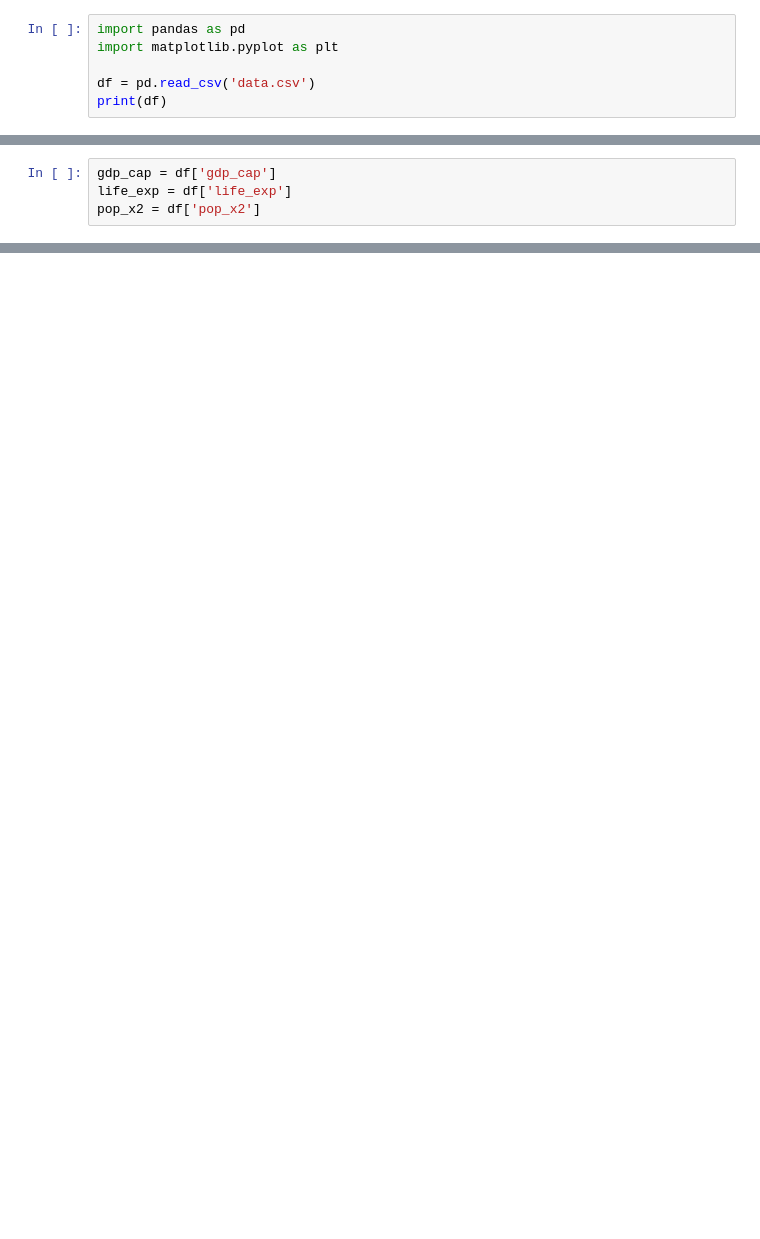
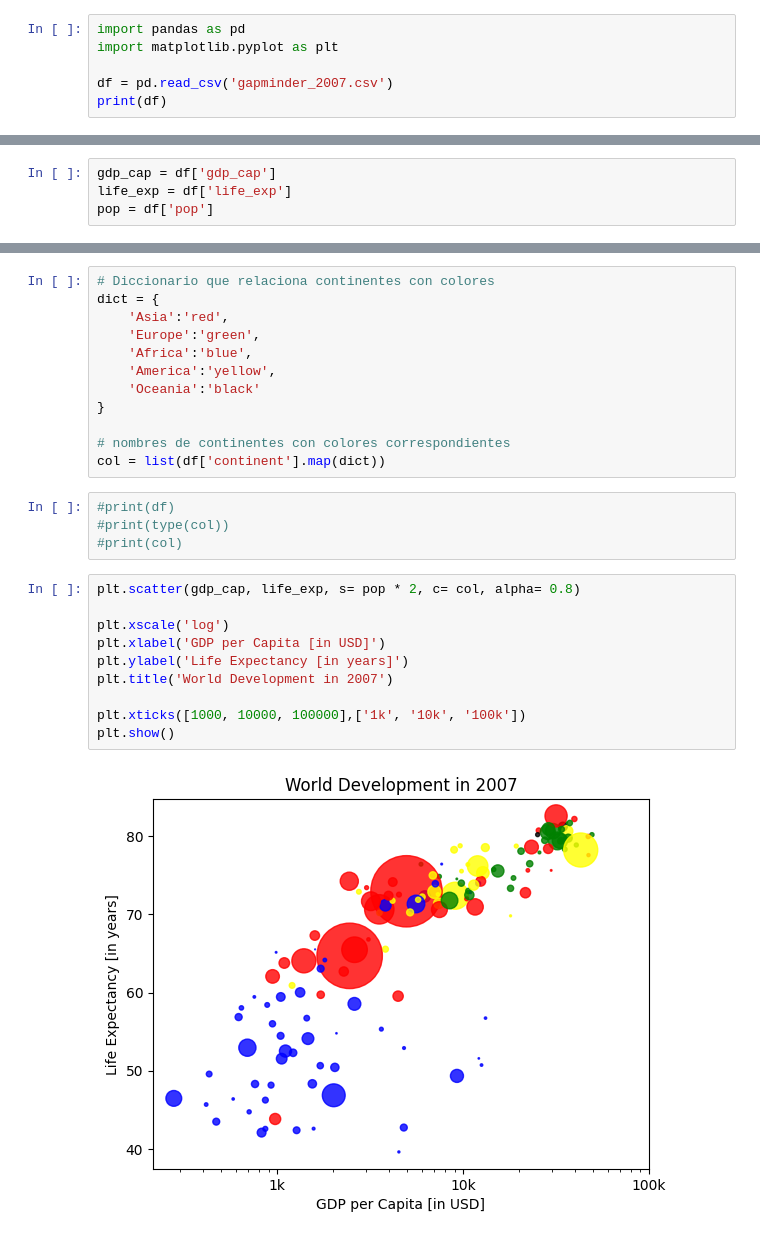
Before and after one commit to CtrlCri/Jupyter-Work-Collection, a Jupyter notebook: gapminder/script.ipynb, the cells around one changed output, grey strips where cells are left out. Saved outputs shown, nothing was run; the diff lists cells and outputs as text; blank space fills up the shorter version.

Commit message:
update gapminder and script

```diff
--- a/gapminder/script.ipynb
+++ b/gapminder/script.ipynb
@@ -2,6 +2,6 @@
 import pandas as pd
 import matplotlib.pyplot as plt
 
-df = pd.read_csv('data.csv')
+df = pd.read_csv('gapminder_2007.csv')
 print(df)
 # %% [output]
@@ -22,4 +22,4 @@ print(df)
 # %%
 gdp_cap = df['gdp_cap']
 life_exp = df['life_exp']
-pop_x2 = df['pop_x2']
+pop = df['pop']
@@ -30,0 +30,28 @@ plt.scatter(gdp_cap, life_exp, s=pop_x2)
+# %%
+# Diccionario que relaciona continentes con colores
+dict = {
+    'Asia':'red',
+    'Europe':'green',
+    'Africa':'blue',
+    'America':'yellow',
+    'Oceania':'black'
+}
+
+# nombres de continentes con colores correspondientes
+col = list(df['continent'].map(dict))
+# %%
+#print(df)
+#print(type(col))
+#print(col)
+# %%
+plt.scatter(gdp_cap, life_exp, s= pop * 2, c= col, alpha= 0.8)
+
+plt.xscale('log')
+plt.xlabel('GDP per Capita [in USD]')
+plt.ylabel('Life Expectancy [in years]')
+plt.title('World Development in 2007')
+
+plt.xticks([1000, 10000, 100000],['1k', '10k', '100k'])
+plt.show()
+# %% [output]
+[figure, added]
```
Also changed, not shown: parts of 3 cells of this notebook, 1 other file.
